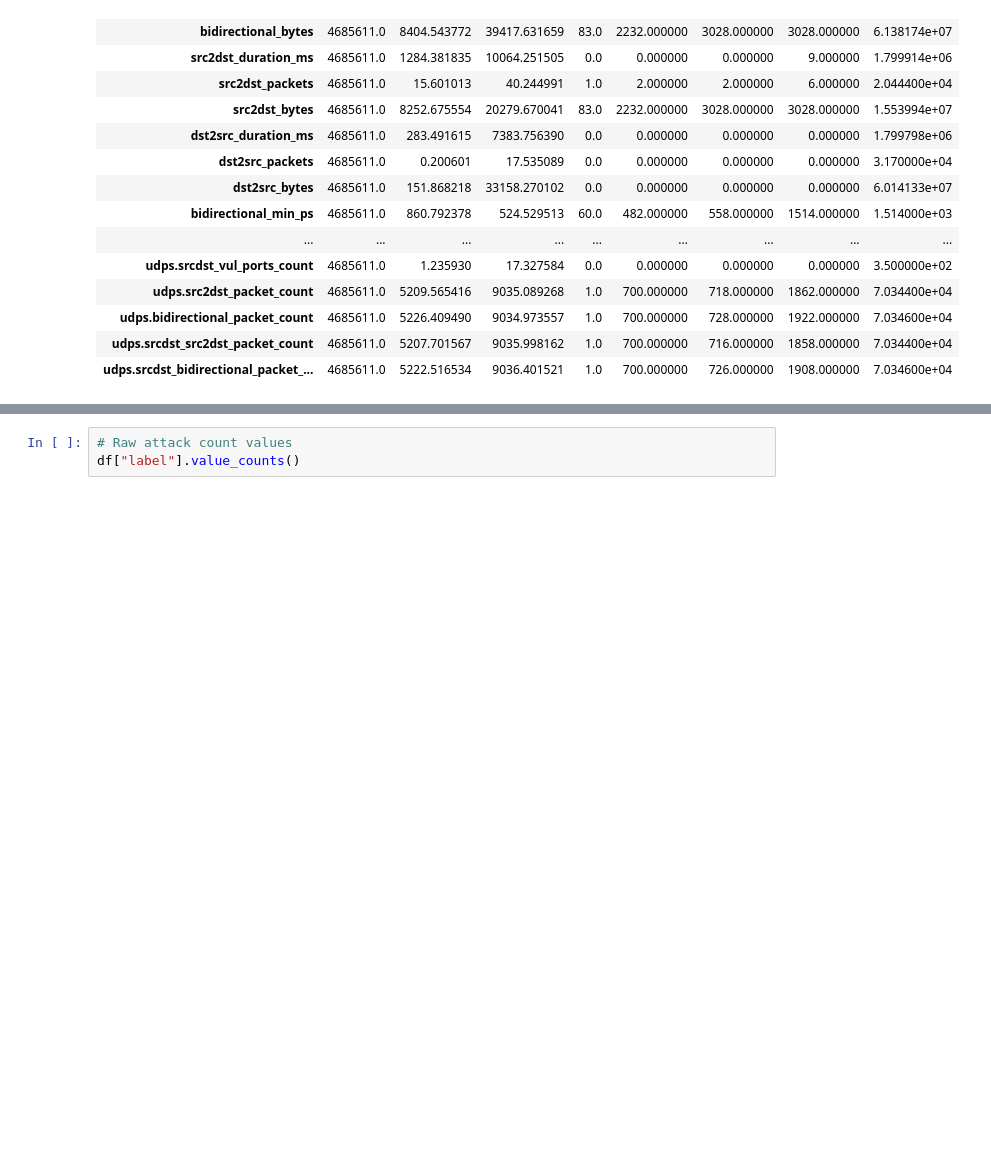
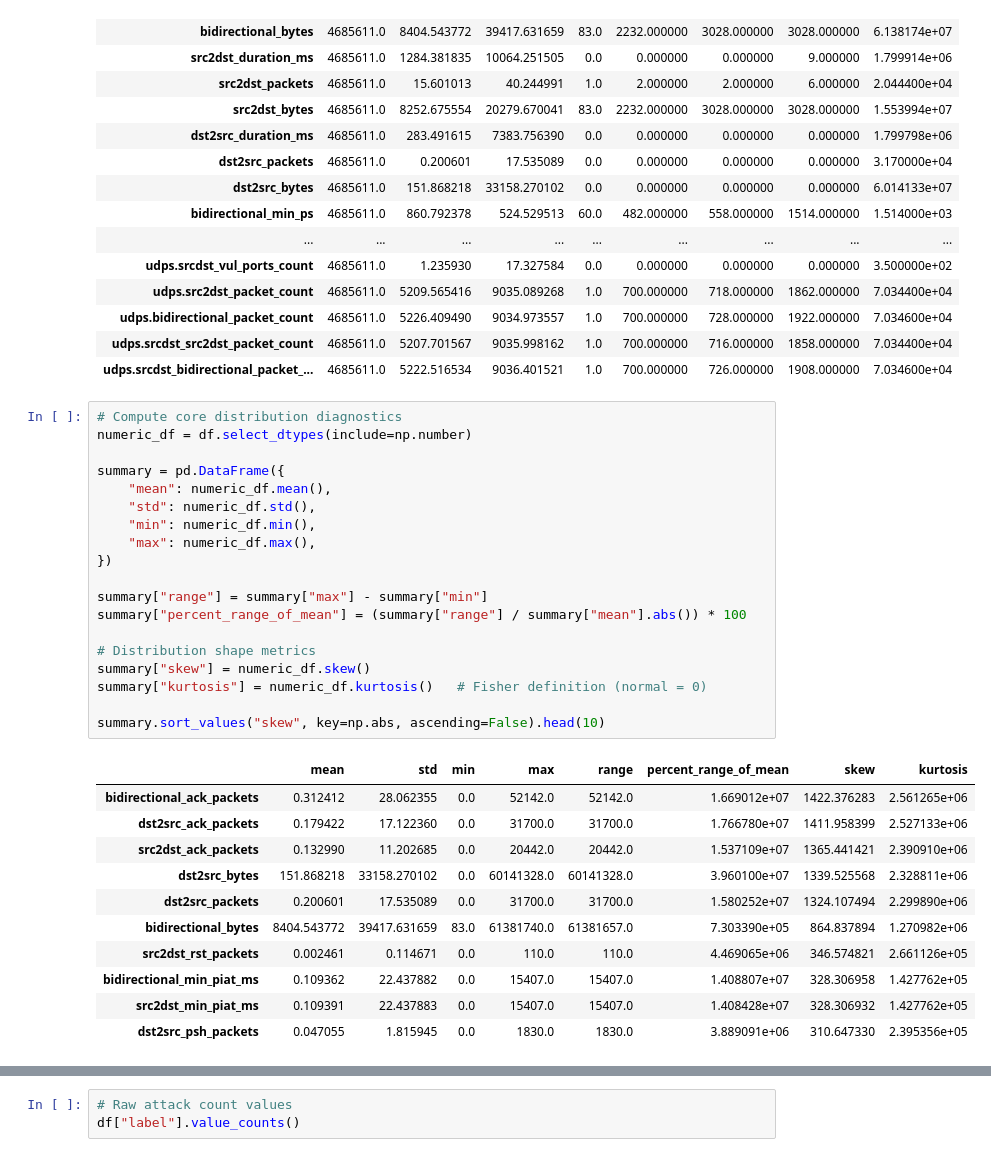
Before and after one commit to NU-Academics/DIS_Hughen, a Jupyter notebook: EDA_CIC2019.ipynb, the cells around one changed output, grey strips where cells are left out. Cells and saved outputs as stored; diff of their text form; blank space fills up the shorter version.

```diff
--- a/EDA_CIC2019.ipynb
+++ b/EDA_CIC2019.ipynb
@@ -98,3 +117,34 @@ df.describe().T
 | udps.bidirectional_packet_count | 4685611.0 | 5226.409490 | 9034.973557 | 1.0 | 700.000000 | 728.000000 | 1922.000000 | 7.034600e+04 |
 | udps.srcdst_src2dst_packet_count | 4685611.0 | 5207.701567 | 9035.998162 | 1.0 | 700.000000 | 716.000000 | 1858.000000 | 7.034400e+04 |
 | udps.srcdst_bidirectional_packet_... | 4685611.0 | 5222.516534 | 9036.401521 | 1.0 | 700.000000 | 726.000000 | 1908.000000 | 7.034600e+04 |
+# %%
+# Compute core distribution diagnostics
+numeric_df = df.select_dtypes(include=np.number)
+
+summary = pd.DataFrame({
+    "mean": numeric_df.mean(),
+    "std": numeric_df.std(),
+    "min": numeric_df.min(),
+    "max": numeric_df.max(),
+})
+
+summary["range"] = summary["max"] - summary["min"]
+summary["percent_range_of_mean"] = (summary["range"] / summary["mean"].abs()) * 100
+
+# Distribution shape metrics
+summary["skew"] = numeric_df.skew()
+summary["kurtosis"] = numeric_df.kurtosis()   # Fisher definition (normal = 0)
+
+summary.sort_values("skew", key=np.abs, ascending=False).head(10)
+# %% [output]
+|  | mean | std | min | max | range | percent_range_of_mean | skew | kurtosis |
+| bidirectional_ack_packets | 0.312412 | 28.062355 | 0.0 | 52142.0 | 52142.0 | 1.669012e+07 | 1422.376283 | 2.561265e+06 |
+| dst2src_ack_packets | 0.179422 | 17.122360 | 0.0 | 31700.0 | 31700.0 | 1.766780e+07 | 1411.958399 | 2.527133e+06 |
+| src2dst_ack_packets | 0.132990 | 11.202685 | 0.0 | 20442.0 | 20442.0 | 1.537109e+07 | 1365.441421 | 2.390910e+06 |
+| dst2src_bytes | 151.868218 | 33158.270102 | 0.0 | 60141328.0 | 60141328.0 | 3.960100e+07 | 1339.525568 | 2.328811e+06 |
+| dst2src_packets | 0.200601 | 17.535089 | 0.0 | 31700.0 | 31700.0 | 1.580252e+07 | 1324.107494 | 2.299890e+06 |
+| bidirectional_bytes | 8404.543772 | 39417.631659 | 83.0 | 61381740.0 | 61381657.0 | 7.303390e+05 | 864.837894 | 1.270982e+06 |
+| src2dst_rst_packets | 0.002461 | 0.114671 | 0.0 | 110.0 | 110.0 | 4.469065e+06 | 346.574821 | 2.661126e+05 |
+| bidirectional_min_piat_ms | 0.109362 | 22.437882 | 0.0 | 15407.0 | 15407.0 | 1.408807e+07 | 328.306958 | 1.427762e+05 |
+| src2dst_min_piat_ms | 0.109391 | 22.437883 | 0.0 | 15407.0 | 15407.0 | 1.408428e+07 | 328.306932 | 1.427762e+05 |
+| dst2src_psh_packets | 0.047055 | 1.815945 | 0.0 | 1830.0 | 1830.0 | 3.889091e+06 | 310.647330 | 2.395356e+05 |
```
Also changed, not shown: parts of 7 cells of this notebook.
